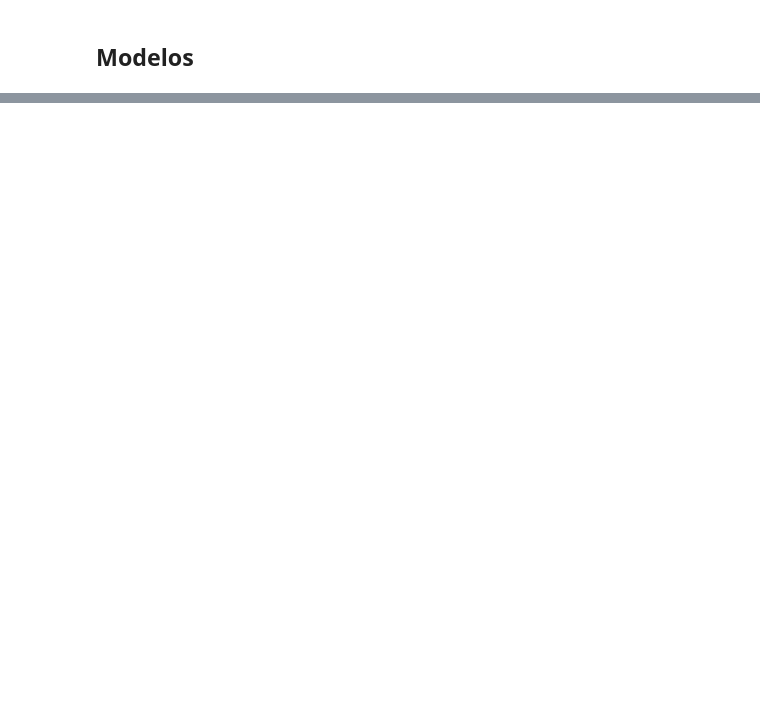
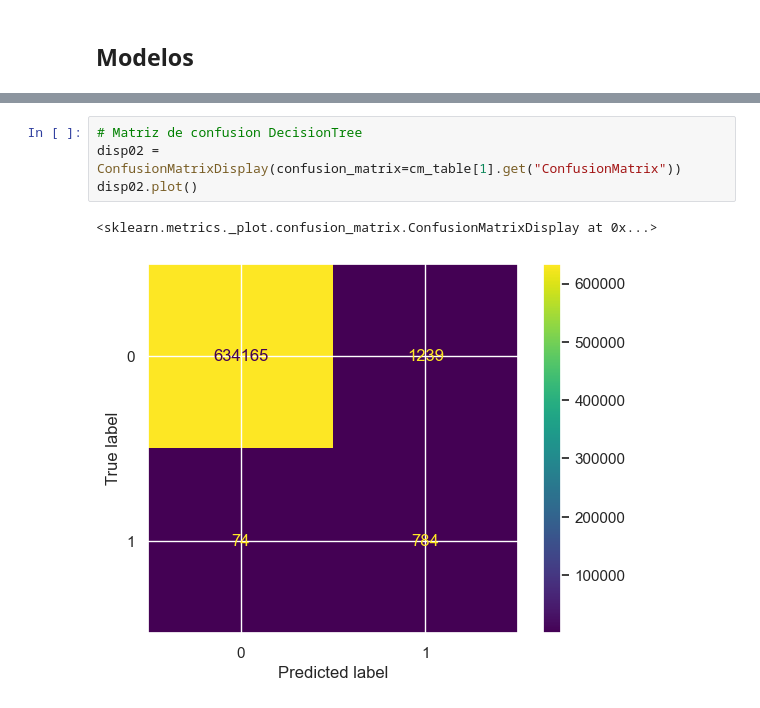
Before and after one commit to Hector242/aprendizaje_maquina_I, a Jupyter notebook: PrimerTp/tp1/fraud_detection.ipynb, the cells around one changed output, grey strips where cells are left out. Cells and saved outputs as stored; diff of their text form; blank space fills up the shorter version.

```diff
--- a/PrimerTp/tp1/fraud_detection.ipynb
+++ b/PrimerTp/tp1/fraud_detection.ipynb
@@ -346,0 +393,7 @@ KeyboardInterrupt:
+# %%
+# Matriz de confusion DecisionTree
+disp02 = ConfusionMatrixDisplay(confusion_matrix=cm_table[1].get("ConfusionMatrix"))
+disp02.plot()
+# %% [output]
+<sklearn.metrics._plot.confusion_matrix.ConfusionMatrixDisplay at 0x...>
+[figure, added]
```
Also changed, not shown: parts of 18 cells of this notebook.
